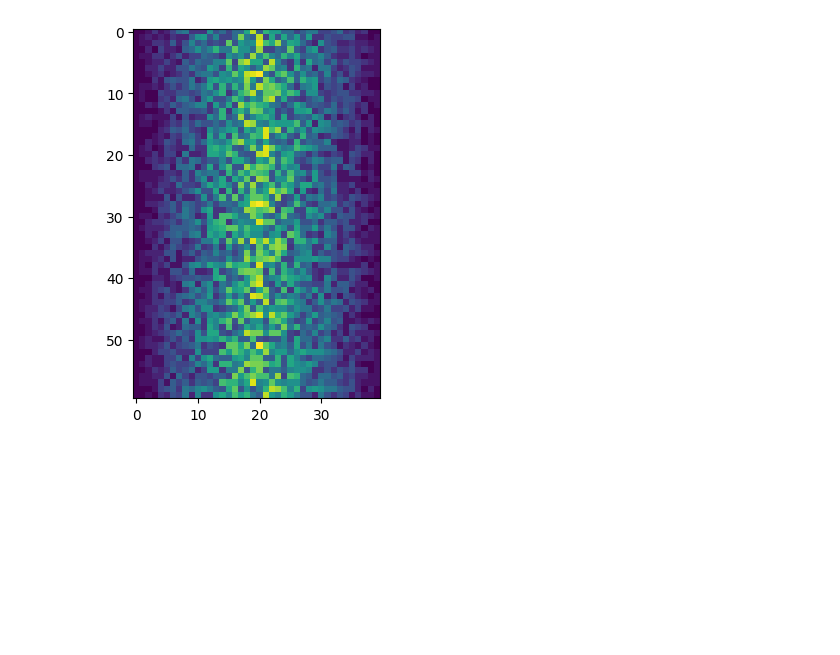
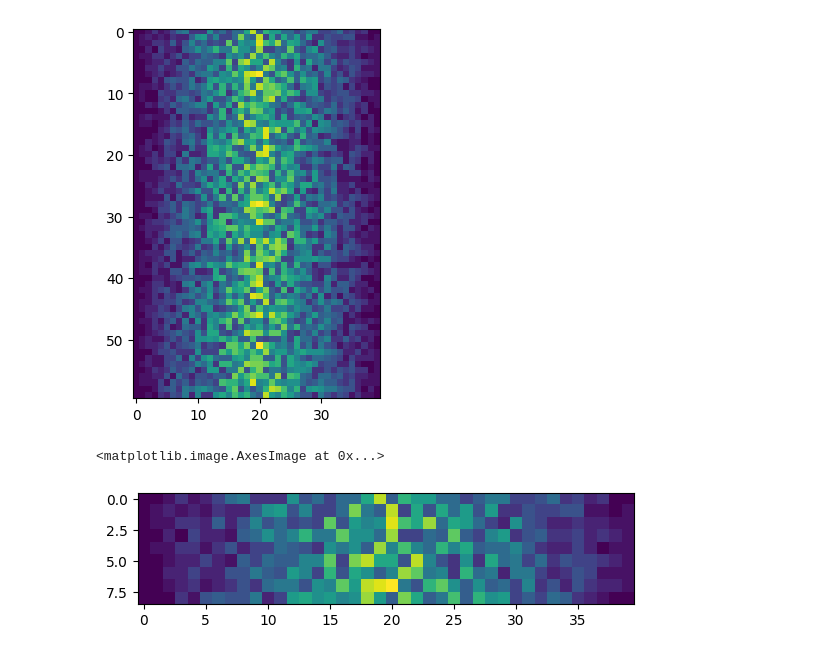
Before and after one commit to Azinkarimzad/phthon_SWC_24, a Jupyter notebook: day_1.ipynb, the cells around one changed output. Drawn from its saved outputs; the diff is of its cells as text; code cells hidden in the pictures; blank space fills up the shorter version.

```diff
--- a/day_1.ipynb
+++ b/day_1.ipynb
@@ -327,3 +327,11 @@ plt.imshow(data)
 # %% [output]
 <matplotlib.image.AxesImage at 0x...>
 [figure]
+# %%
+data_first_1=data[0:9,:]
+# %%
+plt.imshow(data_first_1)
+plt.xlabel()
+# %% [output]
+<matplotlib.image.AxesImage at 0x...>
+[figure, added]
```
